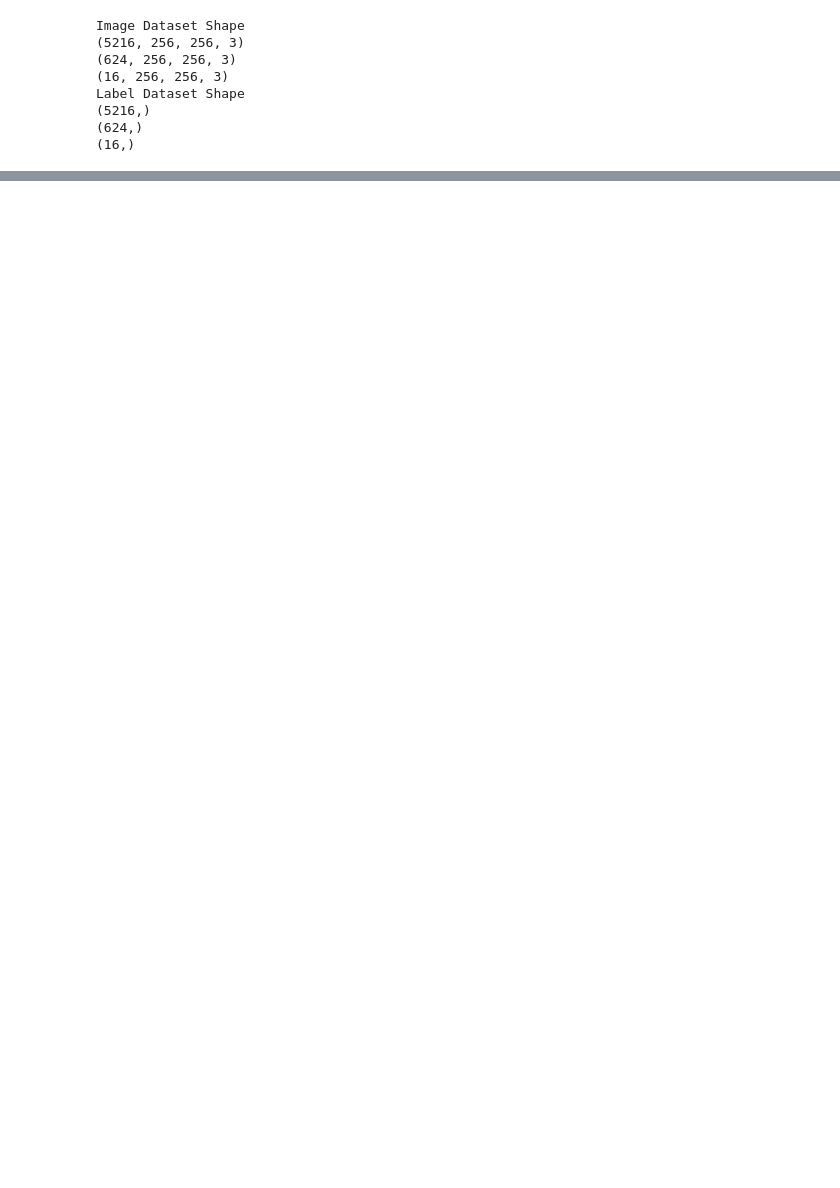
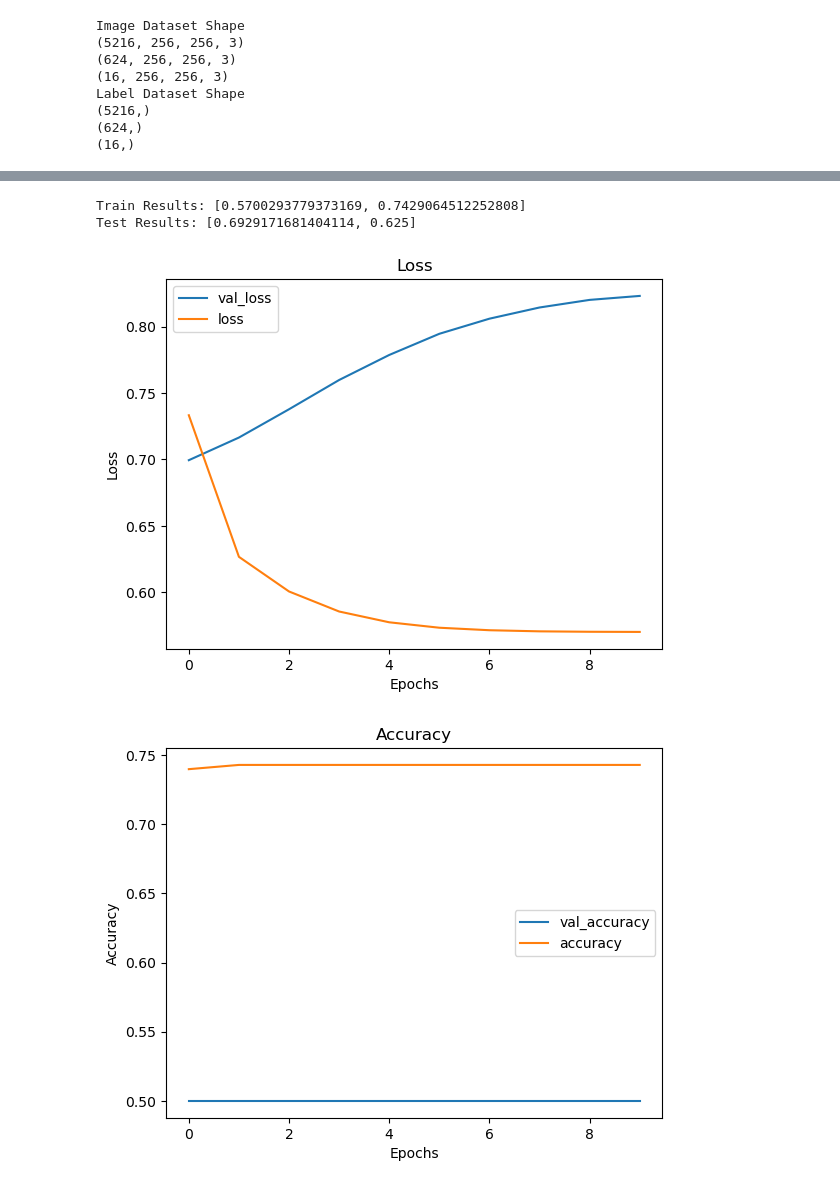
Before and after one commit to ldwilker10/pneumonia_classification, a Jupyter notebook: models_draft.ipynb, the cells around one changed output, grey strips where cells are left out. Drawn from its saved outputs; the diff is of its cells as text; code cells hidden in the pictures; blank space fills up the shorter version.

Commit message:
baseline and models 2-5 ran

```diff
--- a/models_draft.ipynb
+++ b/models_draft.ipynb
@@ -93,0 +181,14 @@ plt.imshow(example_img)
+# %%
+# Baseline model
+
+model_1 = Sequential()
+model_1.add(Dense(12, activation='relu', input_shape=(196608,)))
+model_1.add(Dense(8, activation='relu'))
+model_1.add(Dense(1, activation='sigmoid'))
+
+# Compiling model with following parameters
+model_1.compile(optimizer='adam', loss='binary_crossentropy', metrics=['accuracy'])
+
+# Inspecting model summary
+
+model_1.summary()
@@ -93,0 +211,6 @@ plt.imshow(example_img)
+# %%
+# Fitting the model to the training data
+results_1 = model_1.fit(train_img, train_y,
+                        epochs=10,
+                        batch_size=32,
+                        validation_data=(val_img, val_y))
@@ -93,0 +248,34 @@ plt.imshow(example_img)
+# %%
+print('Train Results:', results_train)
+print('Test Results:', results_test)
+# %% [output]
+Train Results: [0.5700293779373169, 0.7429064512252808]
+Test Results: [0.6929171681404114, 0.625]
+# %%
+# Creating function to plot loss and accuracy curves
+
+def visualize_training_results(results):
+    history = results.history
+    plt.figure()
+    plt.plot(history['val_loss'])
+    plt.plot(history['loss'])
+    plt.legend(['val_loss', 'loss'])
+    plt.title('Loss')
+    plt.xlabel('Epochs')
+    plt.ylabel('Loss')
+    plt.show()
+
+    plt.figure()
+    plt.plot(history['val_accuracy'])
+    plt.plot(history['accuracy'])
+    plt.legend(['val_accuracy', 'accuracy'])
+    plt.title('Accuracy')
+    plt.xlabel('Epochs')
+    plt.ylabel('Accuracy')
+    plt.show()
+
+# Viewing results
+visualize_training_results(results_1)
+# %% [output]
+[figure, added]
+[figure, added]
```
Also changed, not shown: parts of 34 cells of this notebook.
